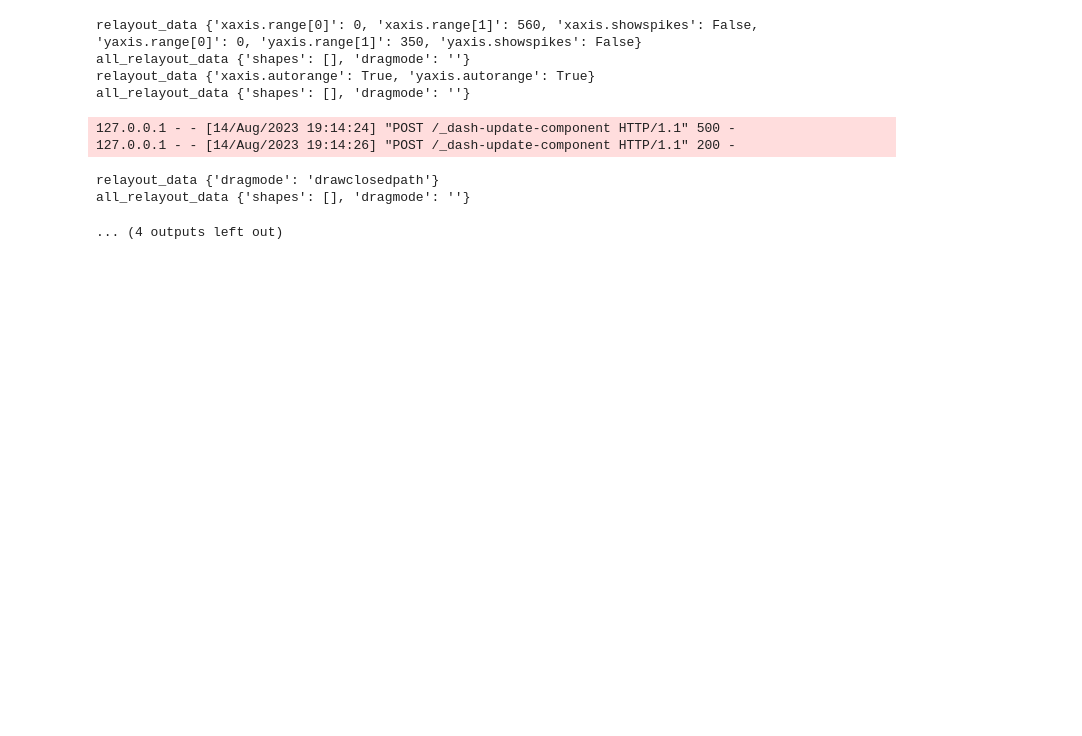
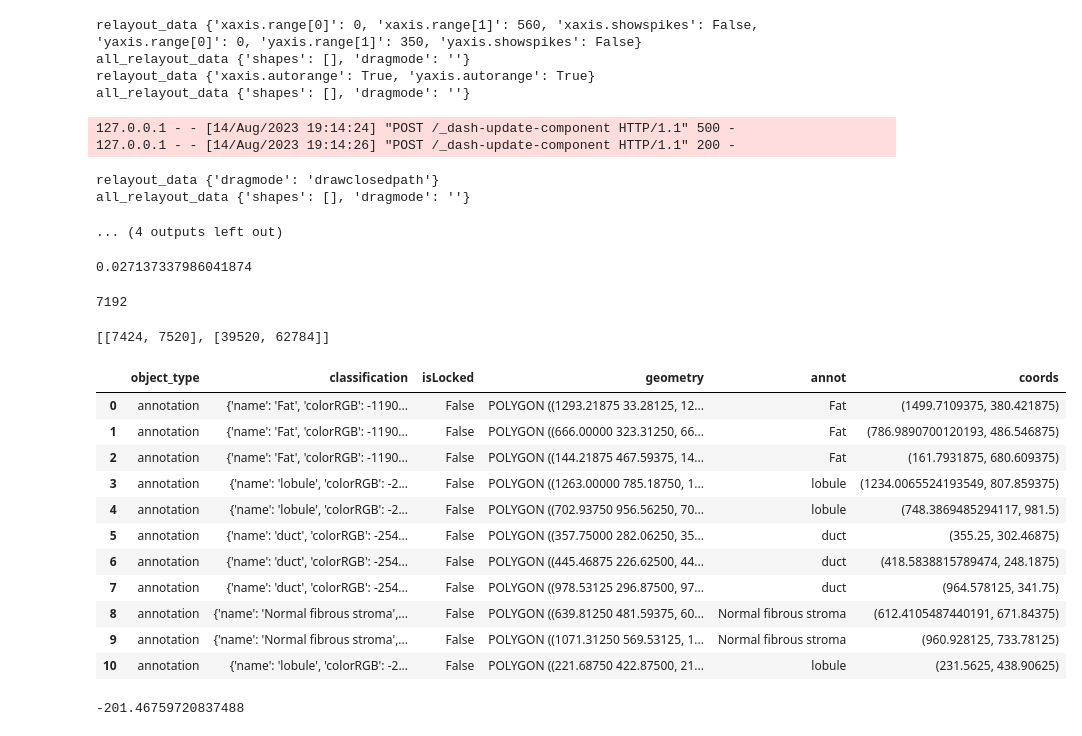
Before and after one commit to LutzzLu/metals_app, a Jupyter notebook: 4_9_2_measure_tab_upload_annotations.ipynb, the cells around one changed output. Saved outputs shown, nothing was run; the diff lists cells and outputs as text; code cells hidden in the pictures; blank space fills up the shorter version.

Commit message:
start data tab

```diff
--- a/4_9_2_measure_tab_upload_annotations.ipynb
+++ b/4_9_2_measure_tab_upload_annotations.ipynb
@@ -1500,6 +1500,46 @@ all_relayout_data {'shapes': [], 'dragmode': ''}
 relayout_data {'dragmode': 'drawclosedpath'}
 all_relayout_data {'shapes': [], 'dragmode': ''}
 ... (4 outputs left out)
+# %%
+compression_annotation_tab
+# %% [output]
+0.027137337986041874
+# %%
+8709-1517
+# %% [output]
+7192
+# %%
+minmax_list
+# %% [output]
+[[7424, 7520], [39520, 62784]]
+# %%
+annotation_data['annot'] = annotation_data['classification'].map(lambda x: x.get("name","none"))
+
+gp2 = annotation_data.copy()
+gp2['geometry'] = gp2['geometry'].scale(compression_annotation_tab,
+                                        compression_annotation_tab,
+                                        origin=(compression_annotation_tab*minmax_list[0][0],
+                                                compression_annotation_tab*minmax_list[0][1]))
+gp2['coords'] = gp2['geometry'].apply(lambda x: x.representative_point().coords[:])
+gp2['coords'] = [coords[0] for coords in gp2['coords']]
+gp2
+# %% [output]
+|  | object_type | classification | isLocked | geometry | annot | coords |
+| 0 | annotation | {'name': 'Fat', 'colorRGB': -1190... | False | POLYGON ((1293.21875 33.28125, 12... | Fat | (1499.7109375, 380.421875) |
+| 1 | annotation | {'name': 'Fat', 'colorRGB': -1190... | False | POLYGON ((666.00000 323.31250, 66... | Fat | (786.9890700120193, 486.546875) |
+| 2 | annotation | {'name': 'Fat', 'colorRGB': -1190... | False | POLYGON ((144.21875 467.59375, 14... | Fat | (161.7931875, 680.609375) |
+| 3 | annotation | {'name': 'lobule', 'colorRGB': -2... | False | POLYGON ((1263.00000 785.18750, 1... | lobule | (1234.0065524193549, 807.859375) |
+| 4 | annotation | {'name': 'lobule', 'colorRGB': -2... | False | POLYGON ((702.93750 956.56250, 70... | lobule | (748.3869485294117, 981.5) |
+| 5 | annotation | {'name': 'duct', 'colorRGB': -254... | False | POLYGON ((357.75000 282.06250, 35... | duct | (355.25, 302.46875) |
+| 6 | annotation | {'name': 'duct', 'colorRGB': -254... | False | POLYGON ((445.46875 226.62500, 44... | duct | (418.5838815789474, 248.1875) |
+| 7 | annotation | {'name': 'duct', 'colorRGB': -254... | False | POLYGON ((978.53125 296.87500, 97... | duct | (964.578125, 341.75) |
+| 8 | annotation | {'name': 'Normal fibrous stroma',... | False | POLYGON ((639.81250 481.59375, 60... | Normal fibrous stroma | (612.4105487440191, 671.84375) |
+| 9 | annotation | {'name': 'Normal fibrous stroma',... | False | POLYGON ((1071.31250 569.53125, 1... | Normal fibrous stroma | (960.928125, 733.78125) |
+| 10 | annotation | {'name': 'lobule', 'colorRGB': -2... | False | POLYGON ((221.68750 422.87500, 21... | lobule | (231.5625, 438.90625) |
+# %%
+-compression_annotation_tab*minmax_list[0][0]
+# %% [output]
+-201.46759720837488
 # %%
 annotation_data['annot'] = annotation_data['classification'].map(lambda x: x.get("name","none"))
 
```
Also changed, not shown: parts of 21 cells of this notebook, 1 other file.
